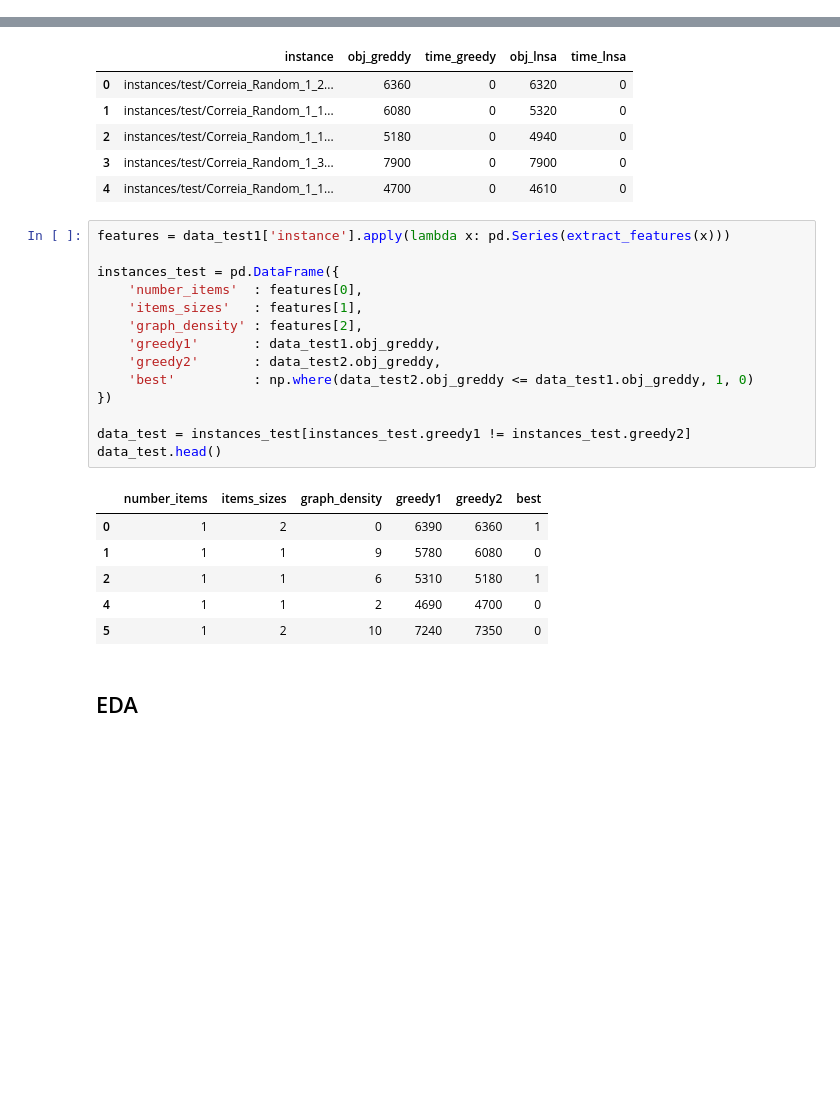
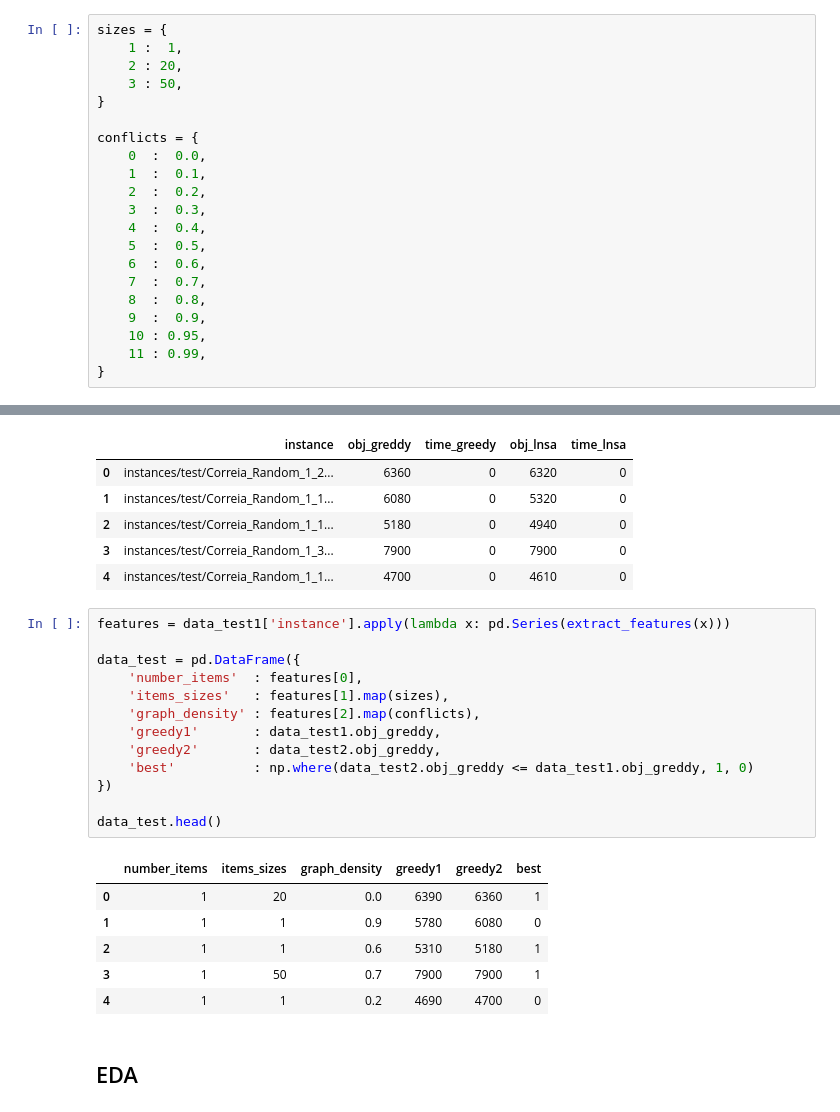
Before and after one commit to filipemedeiross/solving_vsbppc, a Jupyter notebook: experiments/decision_tree.ipynb, the cells around one changed output, grey strips where cells are left out. Drawn from its saved outputs; the diff is of its cells as text; blank space fills up the shorter version.

```diff
--- a/experiments/decision_tree.ipynb
+++ b/experiments/decision_tree.ipynb
@@ -26,3 +28,24 @@ def extract_features(file):
+# %%
+sizes = {
+    1 :  1,
+    2 : 20,
+    3 : 50,
+}
+
+conflicts = {
+    0  :  0.0,
+    1  :  0.1,
+    2  :  0.2,
+    3  :  0.3,
+    4  :  0.4,
+    5  :  0.5,
+    6  :  0.6,
+    7  :  0.7,
+    8  :  0.8,
+    9  :  0.9,
+    10 : 0.95,
+    11 : 0.99,
+}
 # %% [markdown]
 ## PRE-PROCESSING
 # %% [markdown]
@@ -97,24 +119,23 @@ data_test2.head()
 # %%
 features = data_test1['instance'].apply(lambda x: pd.Series(extract_features(x)))
 
-instances_test = pd.DataFrame({
+data_test = pd.DataFrame({
     'number_items'  : features[0],
-    'items_sizes'   : features[1],
-    'graph_density' : features[2],
+    'items_sizes'   : features[1].map(sizes),
+    'graph_density' : features[2].map(conflicts),
     'greedy1'       : data_test1.obj_greddy,
     'greedy2'       : data_test2.obj_greddy,
     'best'          : np.where(data_test2.obj_greddy <= data_test1.obj_greddy, 1, 0)
 })
 
-data_test = instances_test[instances_test.greedy1 != instances_test.greedy2]
 data_test.head()
 # %% [output]
 |  | number_items | items_sizes | graph_density | greedy1 | greedy2 | best |
-| 0 | 1 | 2 | 0 | 6390 | 6360 | 1 |
-| 1 | 1 | 1 | 9 | 5780 | 6080 | 0 |
-| 2 | 1 | 1 | 6 | 5310 | 5180 | 1 |
-| 4 | 1 | 1 | 2 | 4690 | 4700 | 0 |
-| 5 | 1 | 2 | 10 | 7240 | 7350 | 0 |
+| 0 | 1 | 20 | 0.0 | 6390 | 6360 | 1 |
+| 1 | 1 | 1 | 0.9 | 5780 | 6080 | 0 |
+| 2 | 1 | 1 | 0.6 | 5310 | 5180 | 1 |
+| 3 | 1 | 50 | 0.7 | 7900 | 7900 | 1 |
+| 4 | 1 | 1 | 0.2 | 4690 | 4700 | 0 |
 # %% [markdown]
 ## EDA
 # %% [markdown]
```
Also changed, not shown: parts of 11 cells of this notebook.
